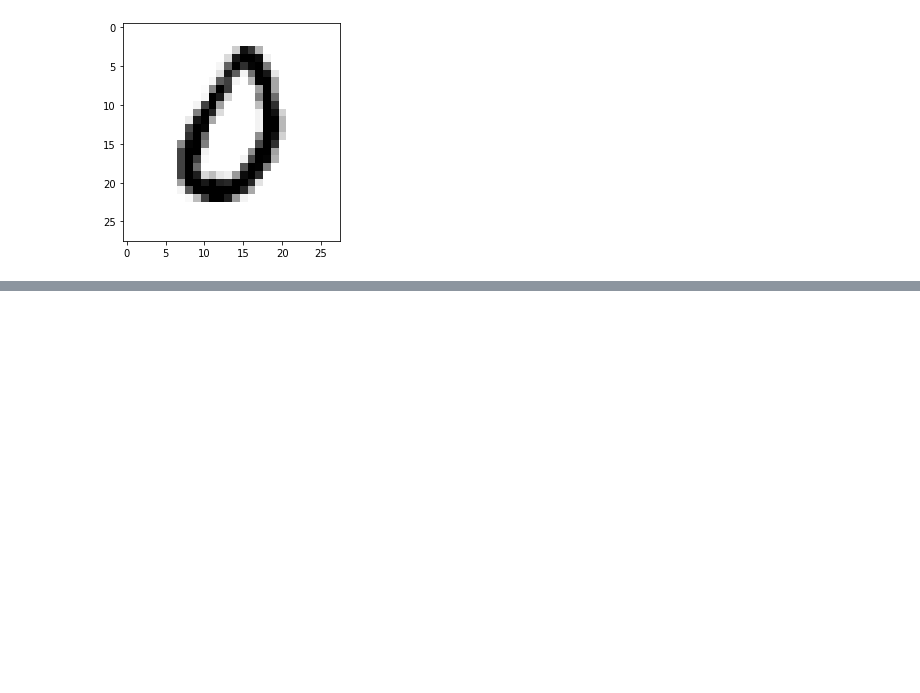
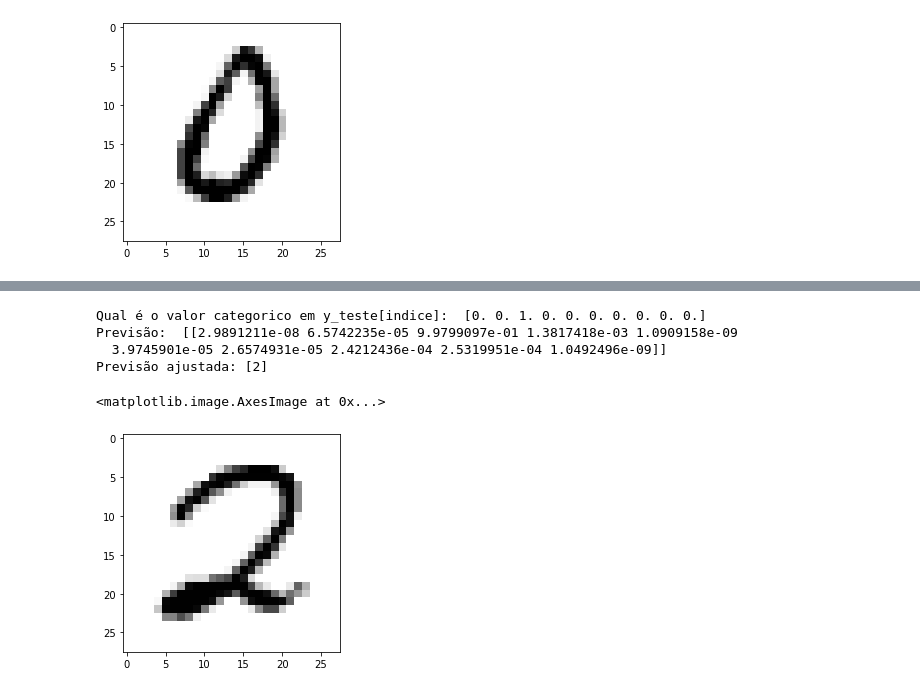
Before and after one commit to daianeuk/deep_learning_ocean_samsung, a Jupyter notebook: Ocean_DeepLearning_24_11_2020.ipynb, the cells around one changed output, grey strips where cells are left out. Cells and saved outputs as stored; diff of their text form; code cells hidden in the pictures; blank space fills up the shorter version.

```diff
--- a/Ocean_DeepLearning_24_11_2020.ipynb
+++ b/Ocean_DeepLearning_24_11_2020.ipynb
@@ -53,0 +212,14 @@ Este imagem representa 0
+# %%
+# Compila o modelo:
+
+model.compile(loss='categorical_crossentropy',
+              optimizer=RMSprop(),
+              metrics=['accuracy'])
+# %%
+# Treina o modelo:
+
+history = model.fit(x_treino,y_treino,
+                    batch_size=128,
+                    epochs=10,
+                    verbose=1,
+                    validation_data=(x_teste,y_teste))
@@ -53,0 +247,28 @@ Este imagem representa 0
+# %%
+# Fazendo nossas previsoes:
+
+indice = 35
+
+print('Qual é o valor categorico em y_teste[indice]: ', y_teste[indice])
+
+#Preparar a imagem para fazer a predição:
+
+imagem = x_teste[indice].reshape((1,resolucao_total))
+
+prediction = model.predict(imagem)
+print("Previsão: ", prediction)
+
+import numpy as np
+prediction_class = np.argmax(model.predict(imagem), axis=-1)
+print("Previsão ajustada:", prediction_class)
+
+# Apenas para visualizar a imagem
+(x_treino_img, y_treino_img), (x_teste_img, y_teste_img) = mnist.load_data()
+plt.imshow(x_teste_img[indice], cmap=plt.cm.binary)
+# %% [output]
+Qual é o valor categorico em y_teste[indice]:  [0. 0. 1. 0. 0. 0. 0. 0. 0. 0.]
+Previsão:  [[2.9891211e-08 6.5742235e-05 9.9799097e-01 1.3817418e-03 1.0909158e-09
+  3.9745901e-05 2.6574931e-05 2.4212436e-04 2.5319951e-04 1.0492496e-09]]
+Previsão ajustada: [2]
+<matplotlib.image.AxesImage at 0x...>
+[figure, added]
```
Also changed, not shown: parts of 10 cells of this notebook.
